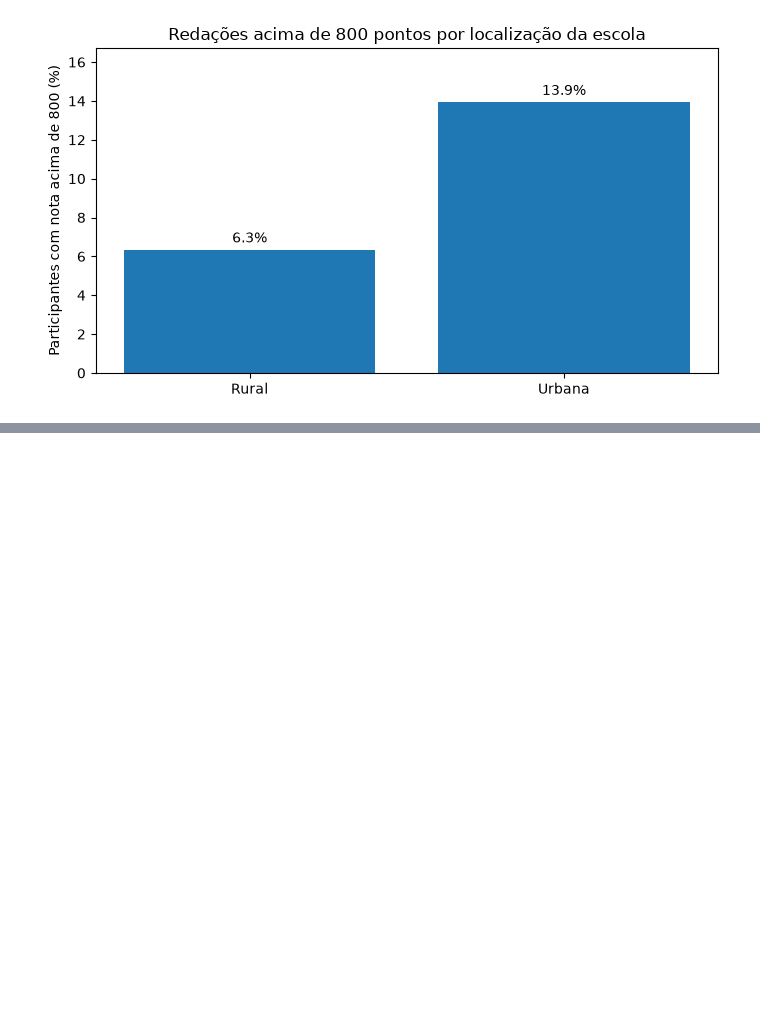
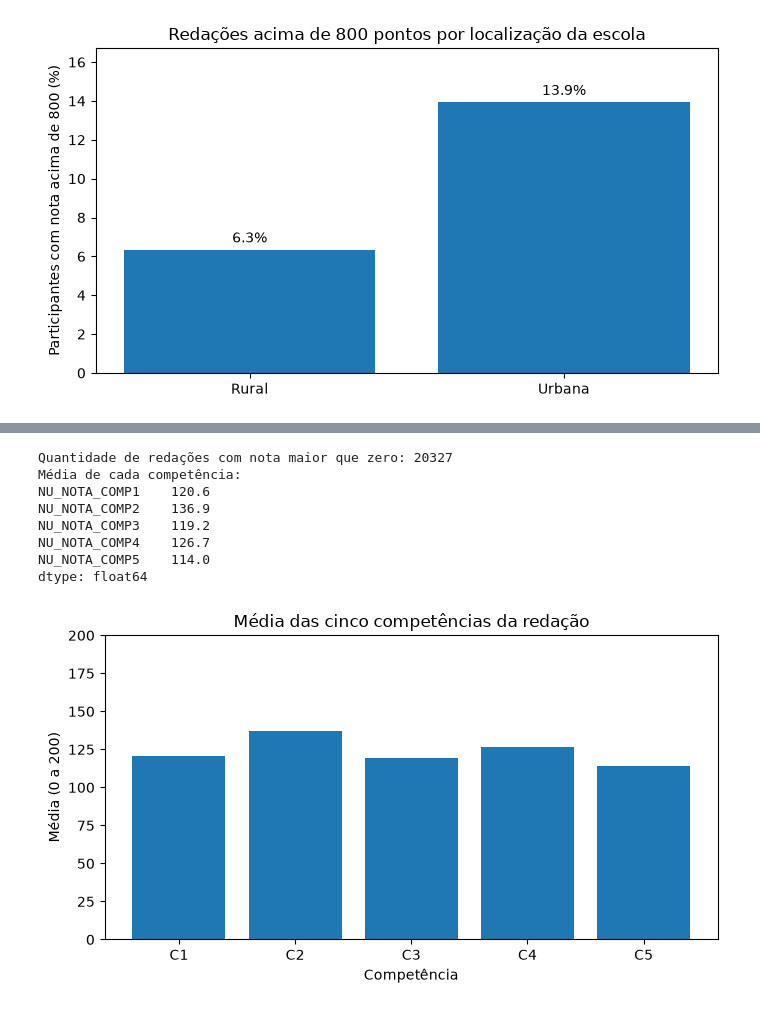
Before and after one commit to ricardocefet2018/analise_dados_enem_2025, a Jupyter notebook: main.ipynb, the cells around one changed output, grey strips where cells are left out. Cells and saved outputs as stored; diff of their text form; code cells hidden in the pictures; blank space fills up the shorter version.

```diff
--- a/main.ipynb
+++ b/main.ipynb
@@ -313,0 +622,30 @@ Urbana             7958             13.92
+# %%
+#Média das cinco competências da redação
+
+redacoes_validas = df[df["NU_NOTA_REDACAO"] > 0]
+media_competencias = redacoes_validas[competencias].mean().round(1)
+
+print("Quantidade de redações com nota maior que zero:", len(redacoes_validas))
+print("Média de cada competência:")
+print(media_competencias)
+
+nomes_competencias = ["C1", "C2", "C3", "C4", "C5"]
+plt.figure(figsize=(7, 4))
+plt.bar(nomes_competencias, media_competencias.values)
+plt.title("Média das cinco competências da redação")
+plt.xlabel("Competência")
+plt.ylabel("Média (0 a 200)")
+plt.ylim(0, 200)
+plt.tight_layout()
+plt.savefig("graficos/04_competencias.png")
+plt.show()
+# %% [output]
+Quantidade de redações com nota maior que zero: 20327
+Média de cada competência:
+NU_NOTA_COMP1    120.6
+NU_NOTA_COMP2    136.9
+NU_NOTA_COMP3    119.2
+NU_NOTA_COMP4    126.7
+NU_NOTA_COMP5    114.0
+dtype: float64
+[figure, added]
```
Also changed, not shown: parts of 8 cells of this notebook, 10 other files.
